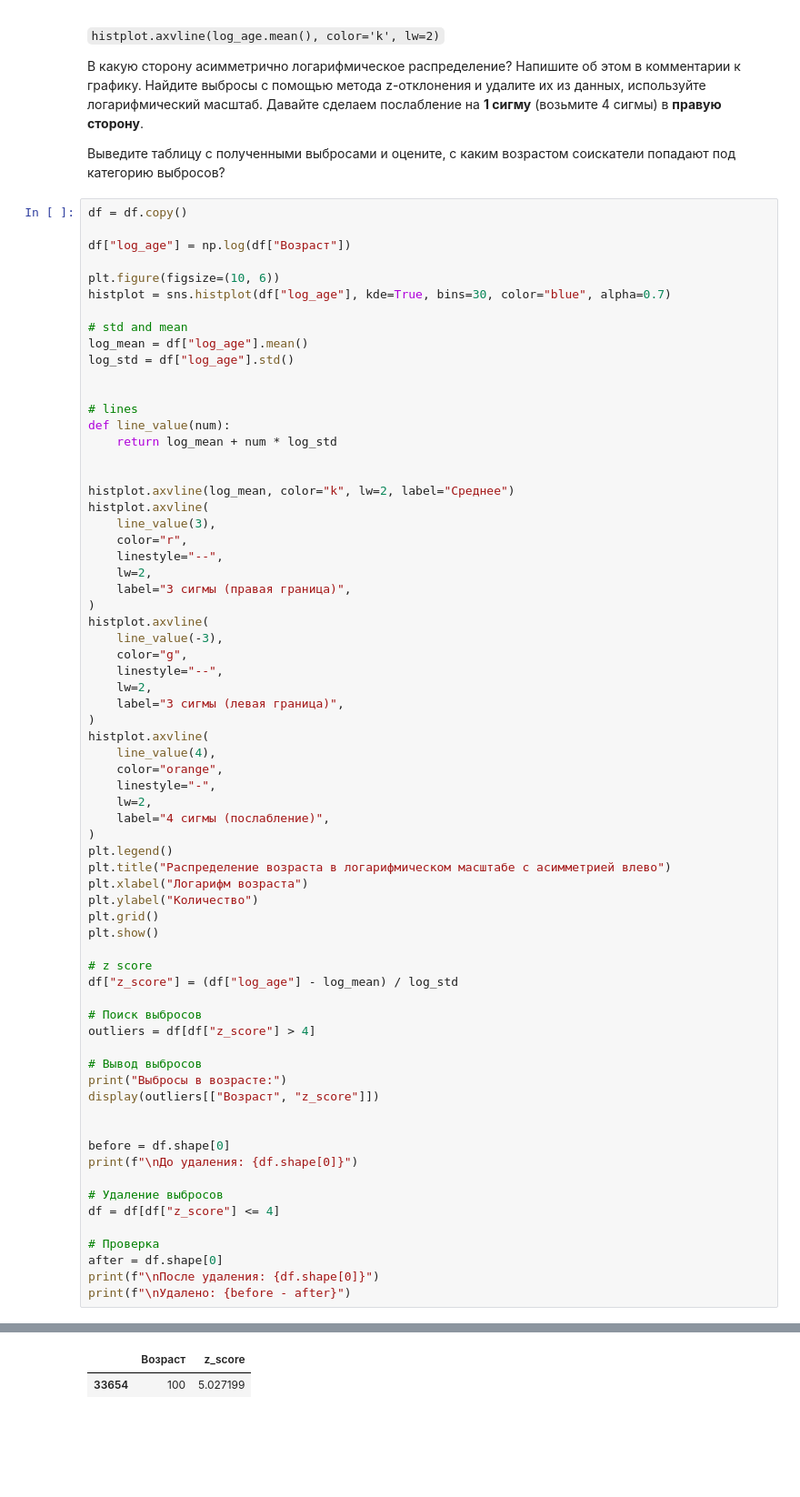
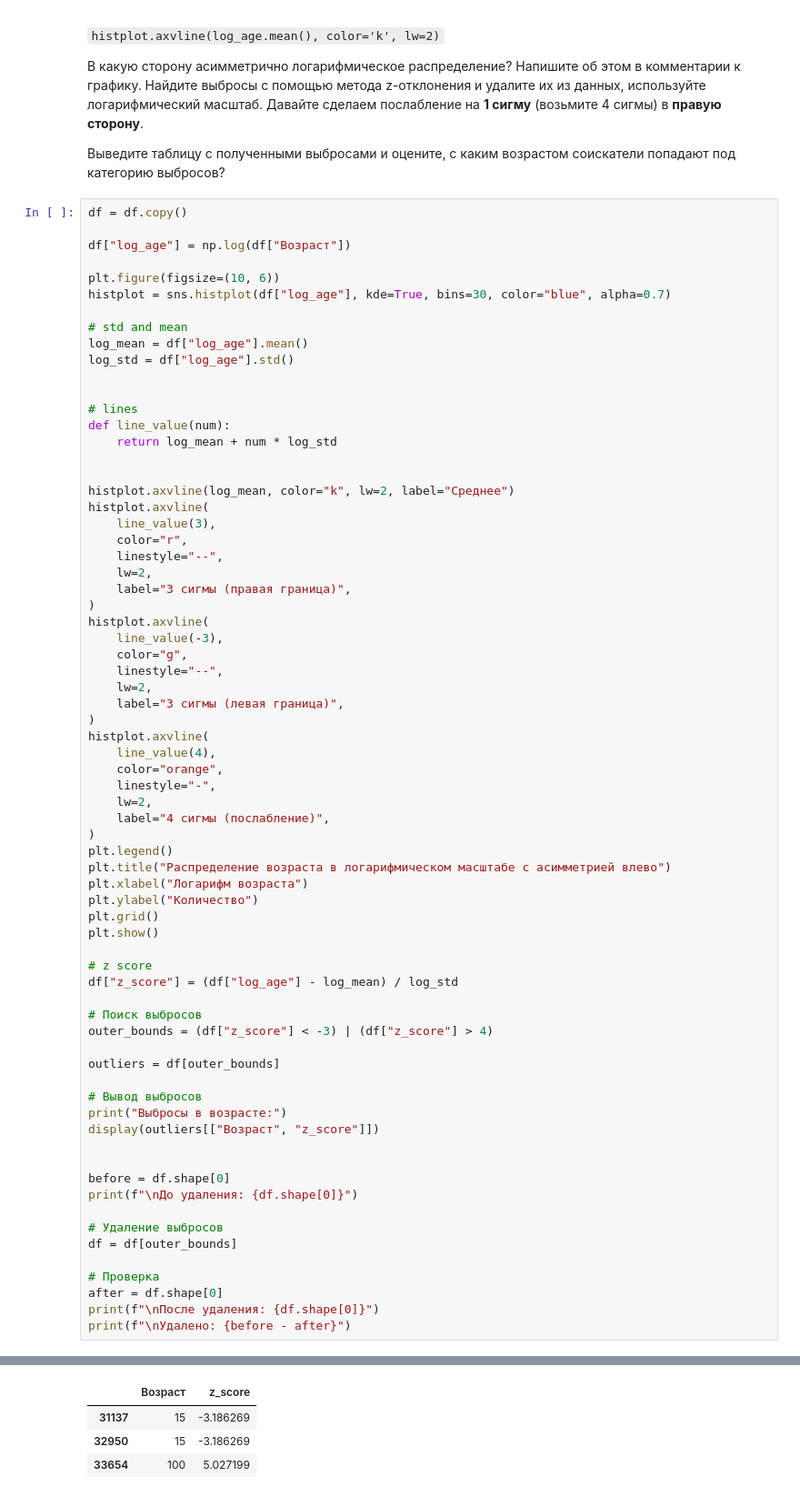
Before and after one commit to IDZorin/mipt-python-i-hw5, a Jupyter notebook: Project-1. Ноутбук-DZ.ipynb, the cells around one changed output, grey strips where cells are left out. Shown at 91% size. Saved outputs shown, nothing was run; the diff lists cells and outputs as text; blank space fills up the shorter version.

Commit message:
added lower score for z-score

```diff
--- a/Project-1. Ноутбук-DZ.ipynb
+++ b/Project-1. Ноутбук-DZ.ipynb
@@ -1585,35 +1585,39 @@ histplot.axvline(
 plt.legend()
 plt.title("Распределение возраста в логарифмическом масштабе с асимметрией влево")
 plt.xlabel("Логарифм возраста")
 plt.ylabel("Количество")
 plt.grid()
 plt.show()
 
 # z score
 df["z_score"] = (df["log_age"] - log_mean) / log_std
 
 # Поиск выбросов
-outliers = df[df["z_score"] > 4]
+outer_bounds = (df["z_score"] < -3) | (df["z_score"] > 4)
+
+outliers = df[outer_bounds]
 
 # Вывод выбросов
 print("Выбросы в возрасте:")
 display(outliers[["Возраст", "z_score"]])
 
 
 before = df.shape[0]
 print(f"\nДо удаления: {df.shape[0]}")
 
 # Удаление выбросов
-df = df[df["z_score"] <= 4]
+df = df[outer_bounds]
 
 # Проверка
 after = df.shape[0]
 print(f"\nПосле удаления: {df.shape[0]}")
 print(f"\nУдалено: {before - after}")
 # %% [output]
 [figure]
 Выбросы в возрасте:
 |  | Возраст | z_score |
+| 31137 | 15 | -3.186269 |
+| 32950 | 15 | -3.186269 |
 | 33654 | 100 | 5.027199 |
 До удаления: 44485
 
```
Also changed, not shown: parts of 2 cells of this notebook.
